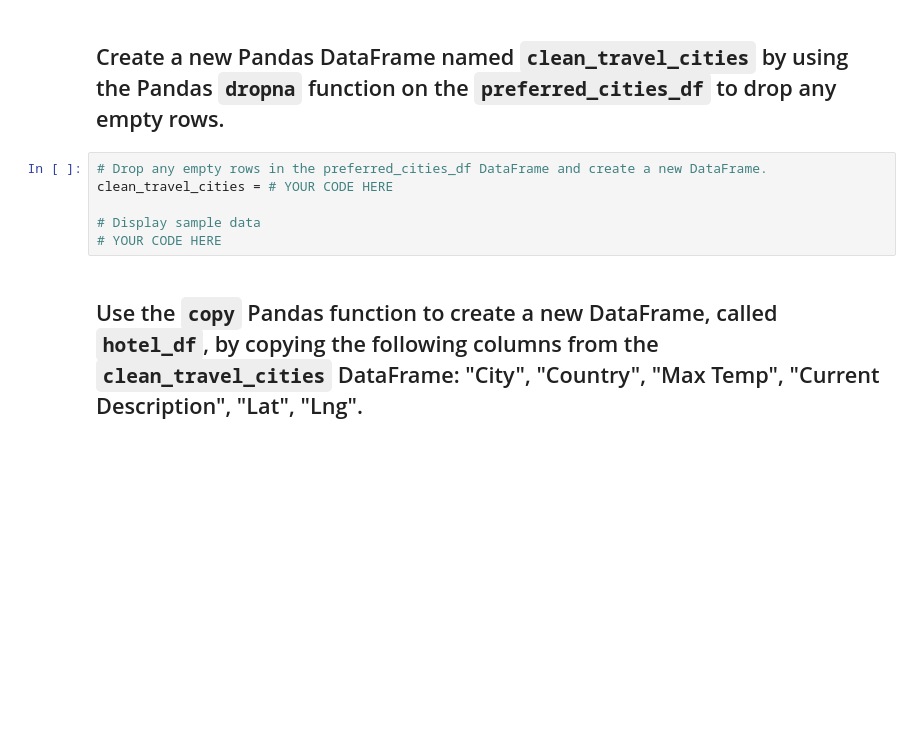
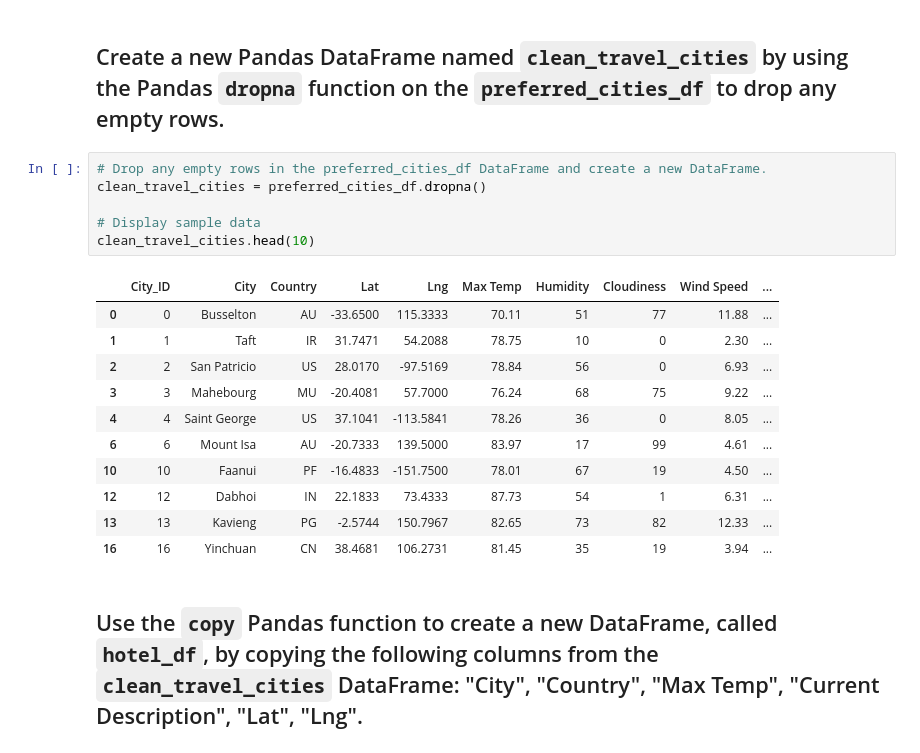
Before and after one commit to nnamdiilokah/World_Weather_Analysis, a Jupyter notebook: Vacation_Search/Vacation_Search.ipynb, the cells around one changed output. Drawn from its saved outputs; the diff is of its cells as text; blank space fills up the shorter version.

```diff
--- a/Vacation_Search/Vacation_Search.ipynb
+++ b/Vacation_Search/Vacation_Search.ipynb
@@ -115,10 +115,22 @@ preferred_cities_df.head(10)
 ## Create a new Pandas DataFrame named `clean_travel_cities` by using the Pandas `dropna` function on the `preferred_cities_df` to drop any empty rows.
 # %%
 # Drop any empty rows in the preferred_cities_df DataFrame and create a new DataFrame.
-clean_travel_cities = # YOUR CODE HERE
+clean_travel_cities = preferred_cities_df.dropna()
 
 # Display sample data
-# YOUR CODE HERE
+clean_travel_cities.head(10)
+# %% [output]
+|  | City_ID | City | Country | Lat | Lng | Max Temp | Humidity | Cloudiness | Wind Speed | ... |
+| 0 | 0 | Busselton | AU | -33.6500 | 115.3333 | 70.11 | 51 | 77 | 11.88 | ... |
+| 1 | 1 | Taft | IR | 31.7471 | 54.2088 | 78.75 | 10 | 0 | 2.30 | ... |
+| 2 | 2 | San Patricio | US | 28.0170 | -97.5169 | 78.84 | 56 | 0 | 6.93 | ... |
+| 3 | 3 | Mahebourg | MU | -20.4081 | 57.7000 | 76.24 | 68 | 75 | 9.22 | ... |
+| 4 | 4 | Saint George | US | 37.1041 | -113.5841 | 78.26 | 36 | 0 | 8.05 | ... |
+| 6 | 6 | Mount Isa | AU | -20.7333 | 139.5000 | 83.97 | 17 | 99 | 4.61 | ... |
+| 10 | 10 | Faanui | PF | -16.4833 | -151.7500 | 78.01 | 67 | 19 | 4.50 | ... |
+| 12 | 12 | Dabhoi | IN | 22.1833 | 73.4333 | 87.73 | 54 | 1 | 6.31 | ... |
+| 13 | 13 | Kavieng | PG | -2.5744 | 150.7967 | 82.65 | 73 | 82 | 12.33 | ... |
+| 16 | 16 | Yinchuan | CN | 38.4681 | 106.2731 | 81.45 | 35 | 19 | 3.94 | ... |
 # %% [markdown]
 ## Use the `copy` Pandas function to create a new DataFrame, called `hotel_df`, by copying the following columns from the `clean_travel_cities` DataFrame: "City", "Country", "Max Temp", "Current Description", "Lat", "Lng".
 # %%
```
Also changed, not shown: parts of 12 cells of this notebook, 2 other files.
